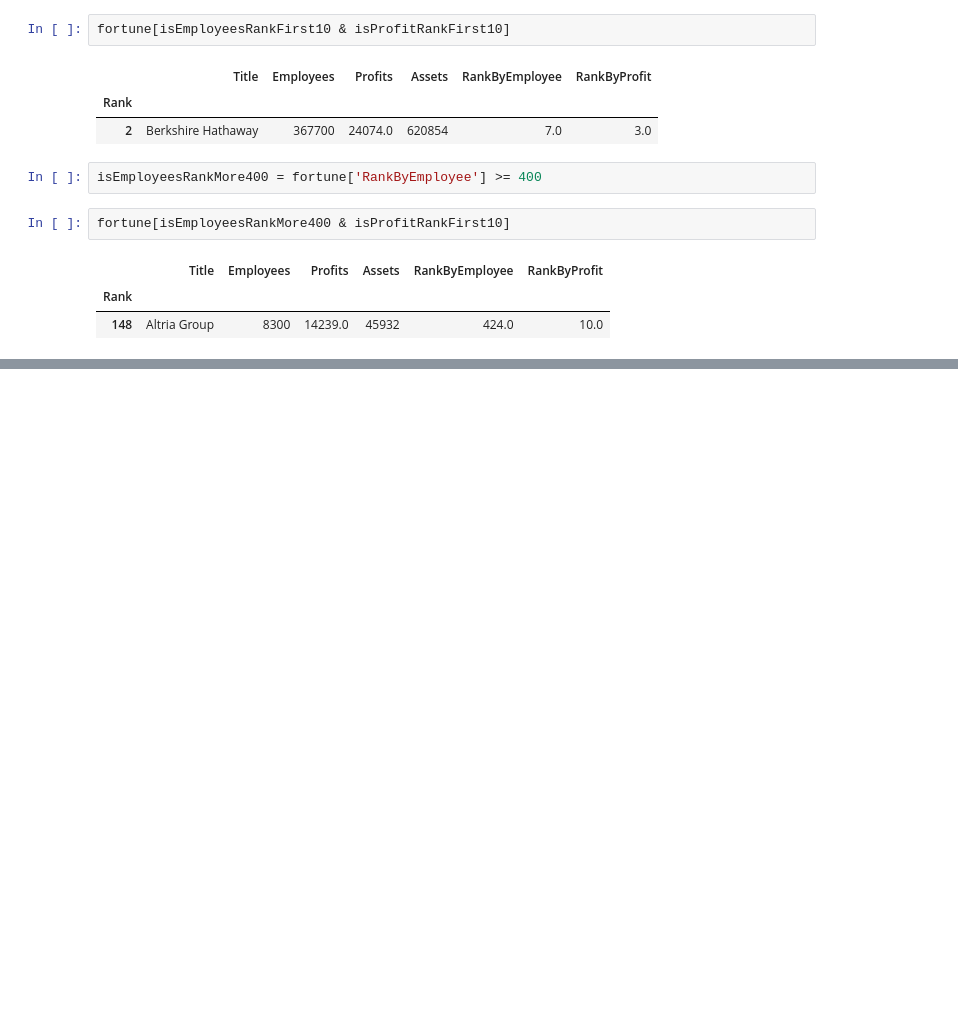
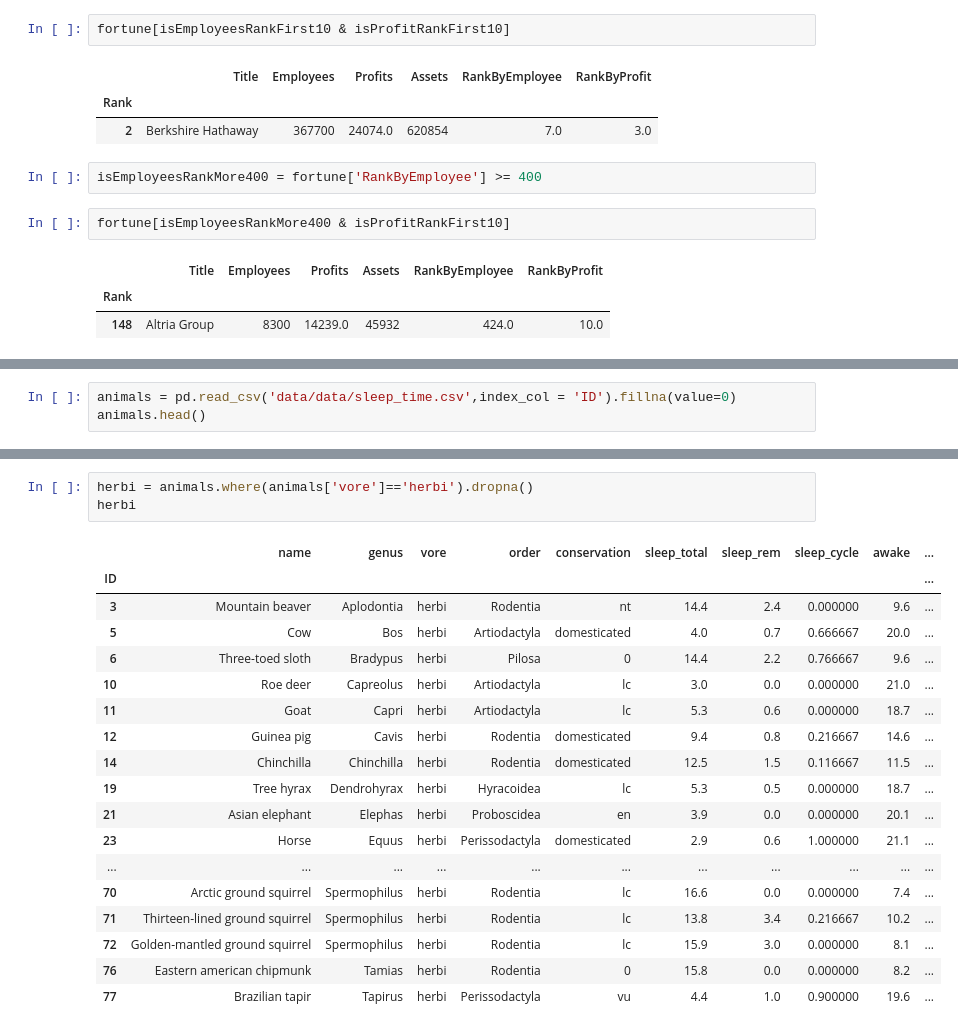
Before and after one commit to Byienio/Pandas_pg, a Jupyter notebook: DataFrames.ipynb, the cells around one changed output, grey strips where cells are left out. Cells and saved outputs as stored; diff of their text form; blank space fills up the shorter version.

Commit message:
Where and query methods. isin, isnull, notnull, between methods

```diff
--- a/DataFrames.ipynb
+++ b/DataFrames.ipynb
@@ -807,0 +810,3 @@ fortune[isEmployeesRankMore400 & isProfitRankFirst10]
+# %%
+animals = pd.read_csv('data/data/sleep_time.csv',index_col = 'ID').fillna(value=0)
+animals.head()
@@ -807,0 +821,22 @@ fortune[isEmployeesRankMore400 & isProfitRankFirst10]
+# %%
+herbi = animals.where(animals['vore']=='herbi').dropna()
+herbi
+# %% [output]
+|  | name | genus | vore | order | conservation | sleep_total | sleep_rem | sleep_cycle | awake | ... |
+| ID |  |  |  |  |  |  |  |  |  | ... |
+| 3 | Mountain beaver | Aplodontia | herbi | Rodentia | nt | 14.4 | 2.4 | 0.000000 | 9.6 | ... |
+| 5 | Cow | Bos | herbi | Artiodactyla | domesticated | 4.0 | 0.7 | 0.666667 | 20.0 | ... |
+| 6 | Three-toed sloth | Bradypus | herbi | Pilosa | 0 | 14.4 | 2.2 | 0.766667 | 9.6 | ... |
+| 10 | Roe deer | Capreolus | herbi | Artiodactyla | lc | 3.0 | 0.0 | 0.000000 | 21.0 | ... |
+| 11 | Goat | Capri | herbi | Artiodactyla | lc | 5.3 | 0.6 | 0.000000 | 18.7 | ... |
+| 12 | Guinea pig | Cavis | herbi | Rodentia | domesticated | 9.4 | 0.8 | 0.216667 | 14.6 | ... |
+| 14 | Chinchilla | Chinchilla | herbi | Rodentia | domesticated | 12.5 | 1.5 | 0.116667 | 11.5 | ... |
+| 19 | Tree hyrax | Dendrohyrax | herbi | Hyracoidea | lc | 5.3 | 0.5 | 0.000000 | 18.7 | ... |
+| 21 | Asian elephant | Elephas | herbi | Proboscidea | en | 3.9 | 0.0 | 0.000000 | 20.1 | ... |
+| 23 | Horse | Equus | herbi | Perissodactyla | domesticated | 2.9 | 0.6 | 1.000000 | 21.1 | ... |
+| ... | ... | ... | ... | ... | ... | ... | ... | ... | ... | ... |
+| 70 | Arctic ground squirrel | Spermophilus | herbi | Rodentia | lc | 16.6 | 0.0 | 0.000000 | 7.4 | ... |
+| 71 | Thirteen-lined ground squirrel | Spermophilus | herbi | Rodentia | lc | 13.8 | 3.4 | 0.216667 | 10.2 | ... |
+| 72 | Golden-mantled ground squirrel | Spermophilus | herbi | Rodentia | lc | 15.9 | 3.0 | 0.000000 | 8.1 | ... |
+| 76 | Eastern american chipmunk | Tamias | herbi | Rodentia | 0 | 15.8 | 0.0 | 0.000000 | 8.2 | ... |
+| 77 | Brazilian tapir | Tapirus | herbi | Perissodactyla | vu | 4.4 | 1.0 | 0.900000 | 19.6 | ... |
```
Also changed, not shown: parts of 18 cells of this notebook.
